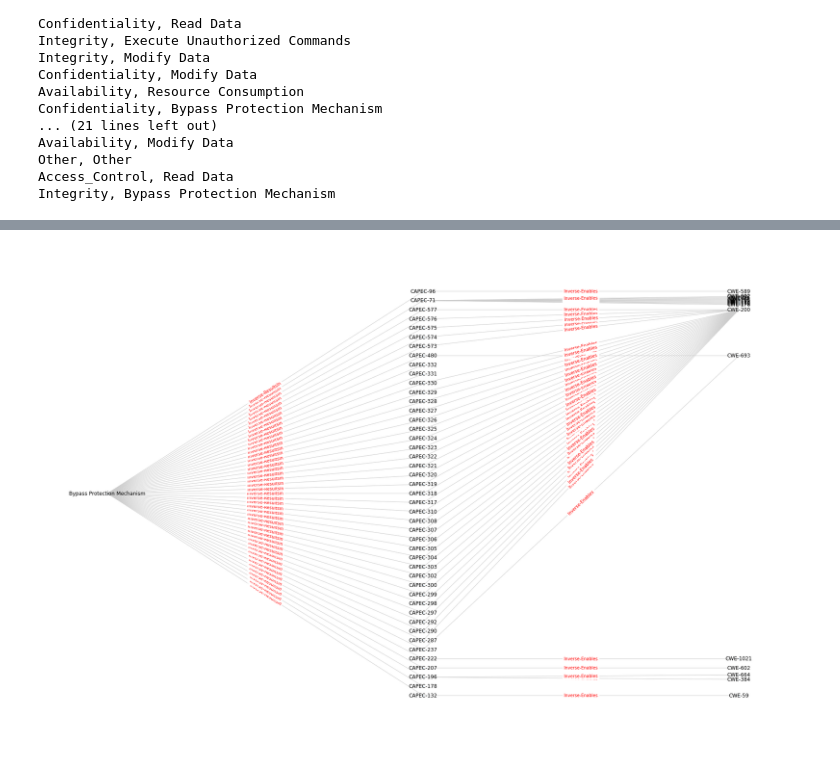
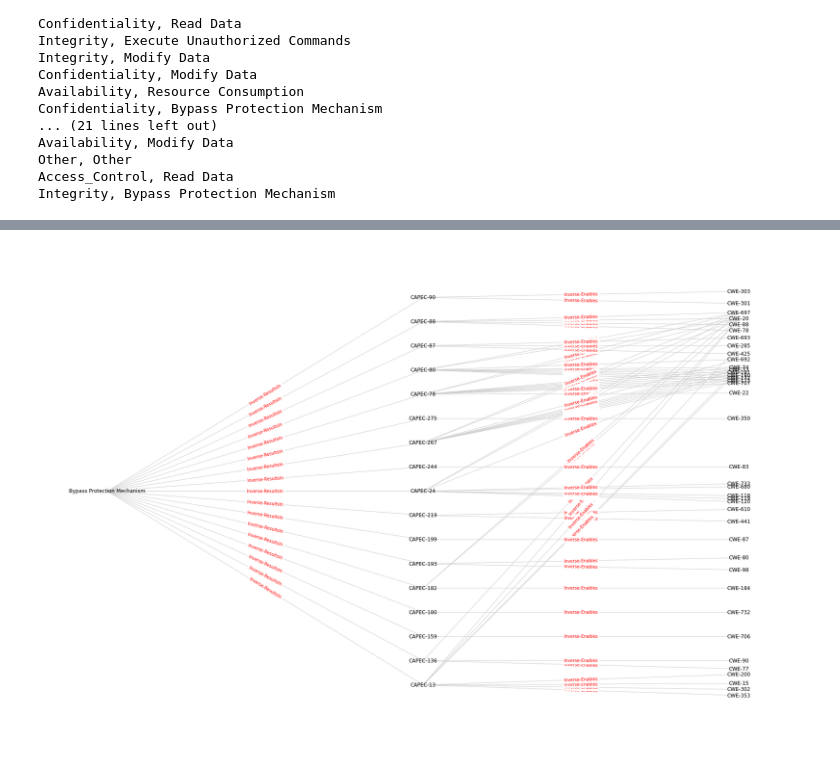
Before and after one commit to joocer/mitre-tools, a Jupyter notebook: Threat Model Demo.ipynb, the cells around one changed output, grey strips where cells are left out. Drawn from its saved outputs; the diff is of its cells as text; code cells hidden in the pictures.

Commit message:
added ASVS levels

```diff
--- a/Threat Model Demo.ipynb
+++ b/Threat Model Demo.ipynb
@@ -173,26 +180,29 @@ ASVS-14.4.7, Config, Verify that a suitable X-Frame-Options or Content-Security-
 # %%
 # The actual tree is very messy, this is a simplified, but still quite messy, version of the tree that was walked to get those requirements.
 
 n = mt.filter_graph(graph,
                  {
                      'label': ['Bypass Protection Mechanism'],
                      'group': ['Authorization']
                  },
                  { 'relationship': ['Inverse-ResultsIn',
                                     #'ResultsIn',
                                     'Inverse-Enables',
                                     #'Enables',
                                     #'Inverse-Requires',
                                     #'Requires',
                                     #'Inverse-Prevents',
                                     #'Prevents',
                                     #'Inverse-Mitigates',
                                     #'Mitigates',
                                     #'ChildOf',
                                     #'ParentOf',
                                      ''
                                    ] },
-                 { 'capec' : { 'likelihood_of_attack': 'High' } })
+                [
+                    { 'capec' : { 'likelihood_of_attack': 'High' } },
+                    { 'asvs' :  { 'level_1': True } }
+                ])
 mt.show_tree(n)
 # %% [output]
-[figure, old version]
+[figure, new version]
```
Also changed, not shown: parts of 7 cells of this notebook, 4 other files.
